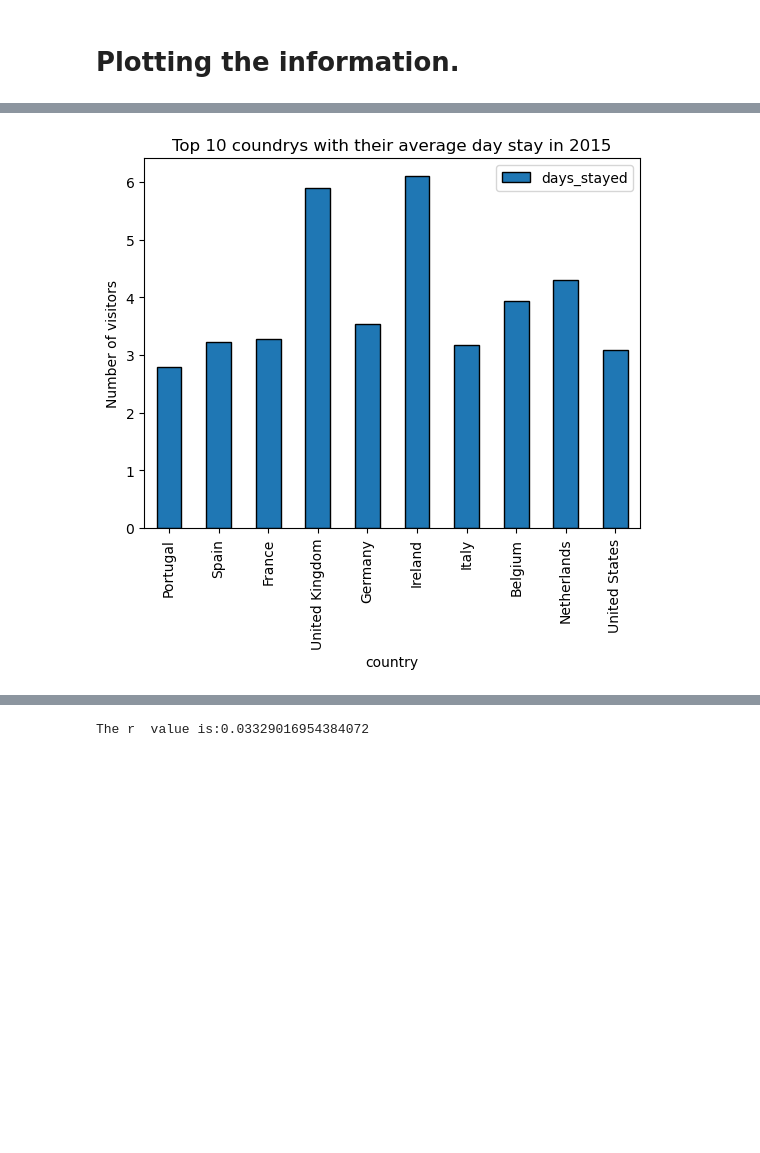
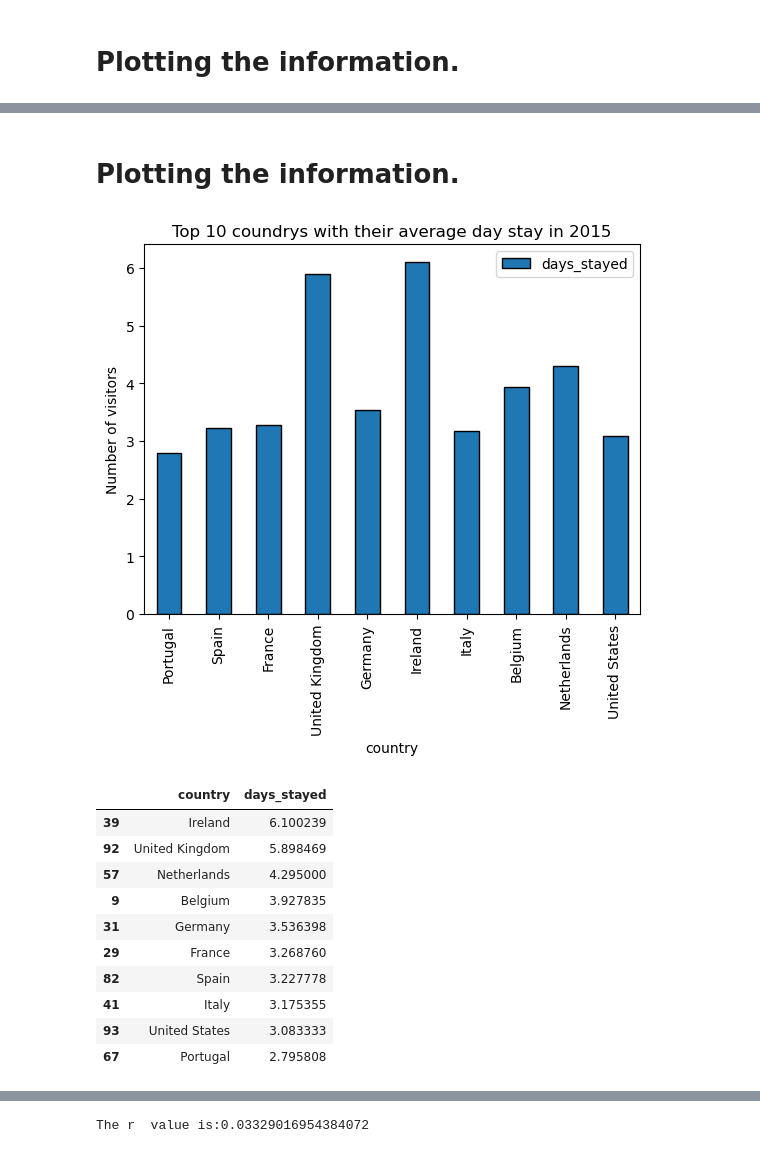
Before and after one commit to Kathyvng/Project1_Group6, a Jupyter notebook: Miguel_Analysis/clean_it.ipynb, the cells around one changed output, grey strips where cells are left out. Saved outputs shown, nothing was run; the diff lists cells and outputs as text; code cells hidden in the pictures; blank space fills up the shorter version.

```diff
--- a/Miguel_Analysis/clean_it.ipynb
+++ b/Miguel_Analysis/clean_it.ipynb
@@ -490,12 +515,27 @@ plt.show()
+# %% [markdown]
+# Plotting the information.
 # %%
 top_10_2015.plot.bar(x="country",y="days_stayed", title= "Top 10 coundrys with their average day stay in 2015", ylabel= "Number of visitors", ec="black")
 
 # Save the figure
 plt.savefig("../Images/fig1_MS_top10_daystay_2015", bbox_inches="tight")
 
 plt.show()
+
+top_10_2015[["country","days_stayed"]].sort_values("days_stayed",ascending=False)
 # %% [output]
 [figure]
+|  | country | days_stayed |
+| 39 | Ireland | 6.100239 |
+| 92 | United Kingdom | 5.898469 |
+| 57 | Netherlands | 4.295000 |
+| 9 | Belgium | 3.927835 |
+| 31 | Germany | 3.536398 |
+| 29 | France | 3.268760 |
+| 82 | Spain | 3.227778 |
+| 41 | Italy | 3.175355 |
+| 93 | United States | 3.083333 |
+| 67 | Portugal | 2.795808 |
 # %%
 
 top_10_2015.plot.bar(x="country",y="number_of_people", title= "Country with the most visitor in 2015",ylabel= "Number of visitors",ec="black")
```
Also changed, not shown: parts of 11 cells of this notebook.
